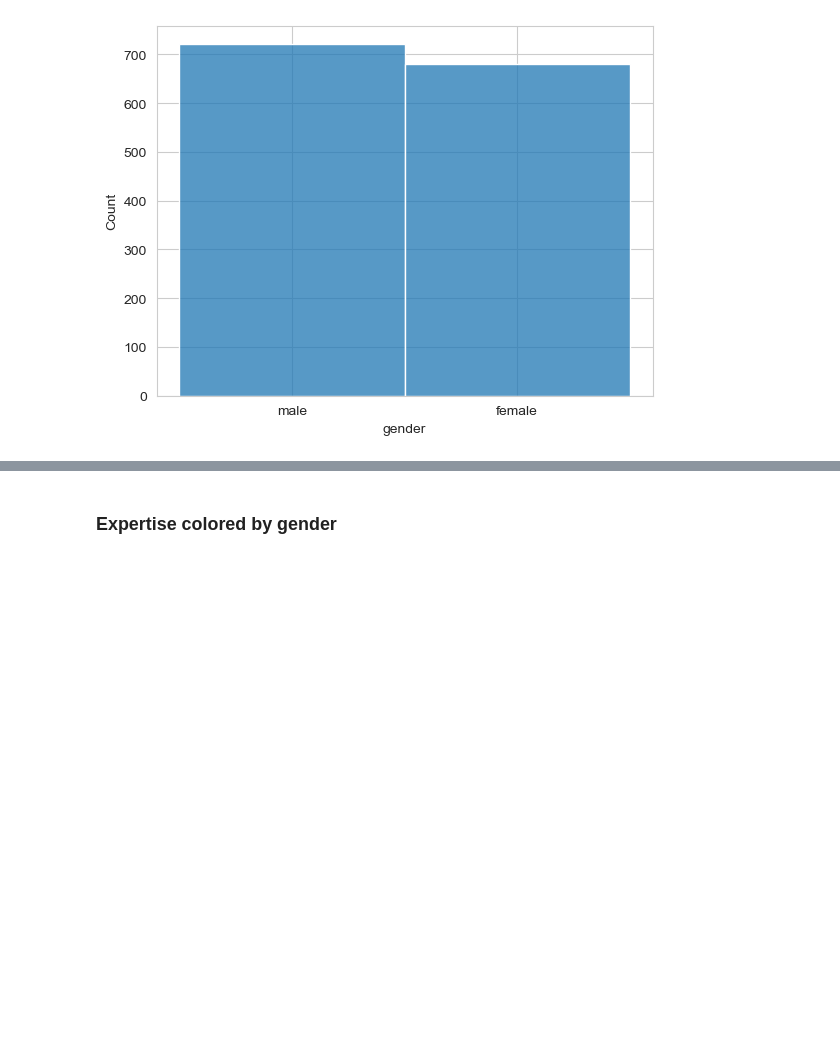
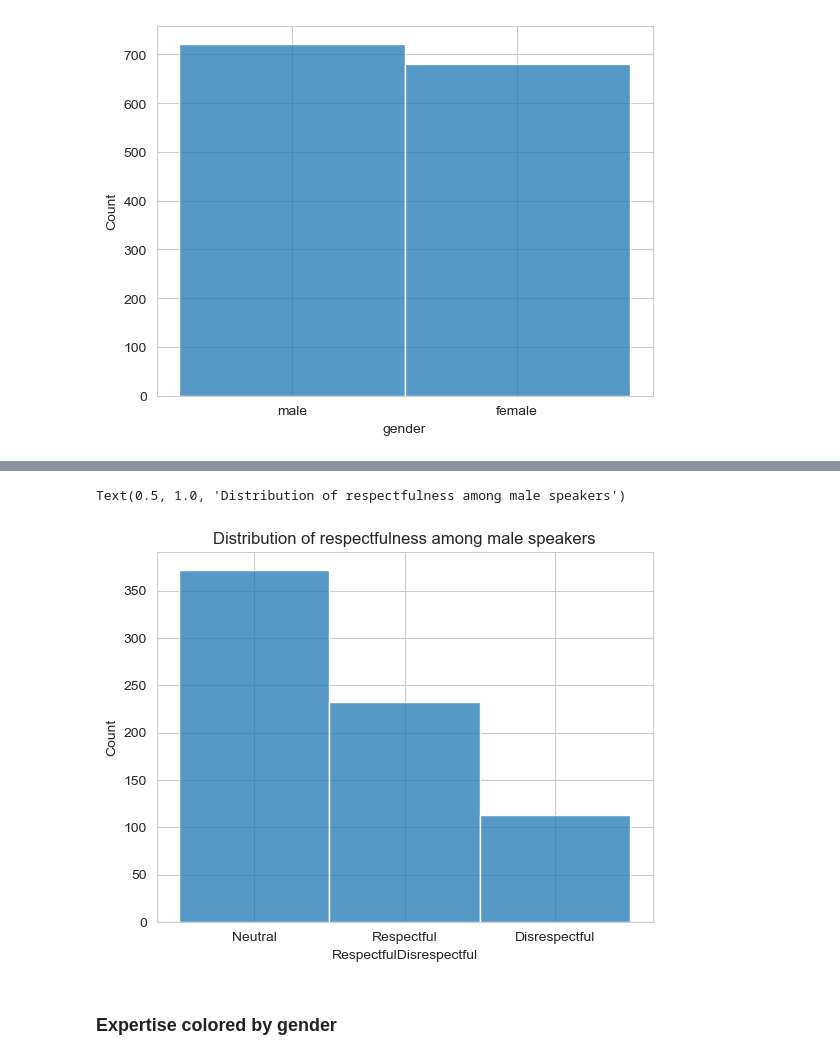
Before and after one commit to Lois-Wong/CSS-HW2, a Jupyter notebook: problem3.ipynb, the cells around one changed output, grey strips where cells are left out. Cells and saved outputs as stored; diff of their text form; code cells hidden in the pictures; blank space fills up the shorter version.

```diff
--- a/problem3.ipynb
+++ b/problem3.ipynb
@@ -76,3 +88,8 @@ plt.xticks(rotation = 45)
+# %%
+sns.histplot(m_df, x = 'RespectfulDisrespectful').set_title('Distribution of respectfulness among male speakers')
+# %% [output]
+Text(0.5, 1.0, 'Distribution of respectfulness among male speakers')
+[figure, added]
 # %% [markdown]
 ### Expertise colored by gender
 # %%
```
Also changed, not shown: parts of 13 cells of this notebook.
